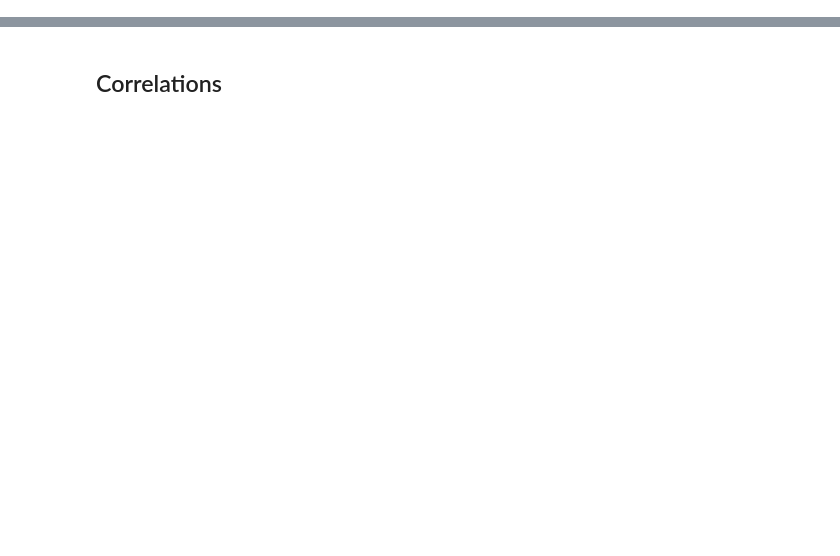
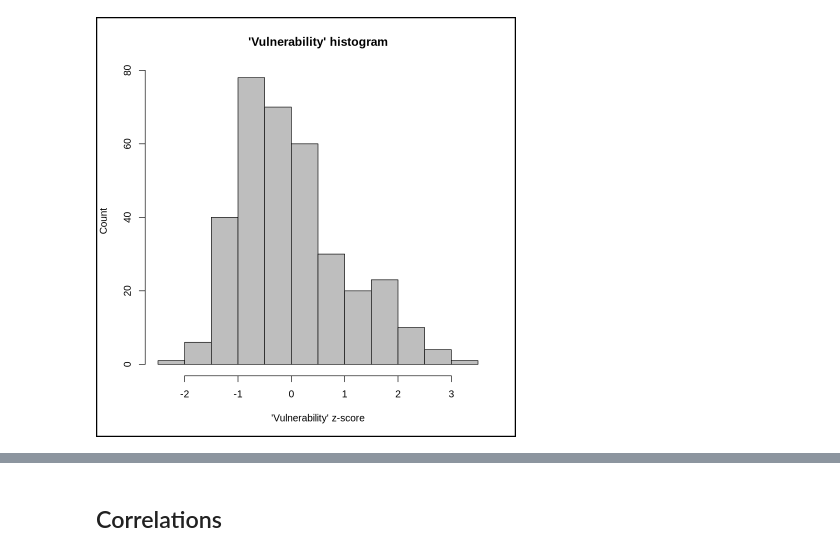
Before and after one commit to UCC-CLIMPADAP/SVIBook, a Jupyter notebook: Cities/Logrono/Indicators_to_SVI.ipynb, the cells around one changed output, grey strips where cells are left out. Saved outputs shown, nothing was run; the diff lists cells and outputs as text; code cells hidden in the pictures; blank space fills up the shorter version.

```diff
--- a/Cities/Logrono/Indicators_to_SVI.ipynb
+++ b/Cities/Logrono/Indicators_to_SVI.ipynb
@@ -93,0 +33,4 @@ nrow(nationalCensusGeom)
+# %%
+GUID <- c("CCA", "CPRO", "CMUN", "CDIS", "CSEC")
+GUID_census_indicator_data <- c("ccaa", "CPRO", "CMUN", "dist", "secc")
+GUID_length = 5
@@ -93,0 +409,9 @@ nrow(nationalCensusGeom)
+# %%
+# Histogram visualisation of Vulnerability z-scores
+title <- paste("'Vulnerability' histogram", sep = "")
+x_label <- paste("'Vulnerability' z-score", sep = "")
+y_label <- paste("Count", sep = "")
+hist(vulnerability_scores$social_vulnerability, breaks="FD", col="grey", labels=FALSE, main=title, xlab=x_label, ylab=y_label)
+box("figure", lwd = 4)
+# %% [output]
+[figure, added]
```
Also changed, not shown: parts of 54 cells of this notebook, 5 other files.
